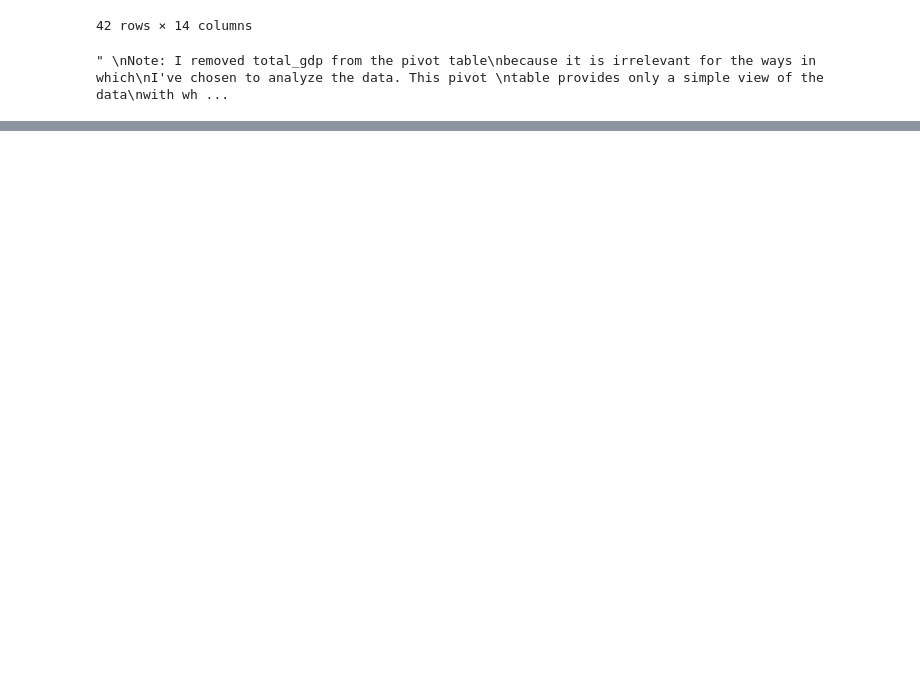
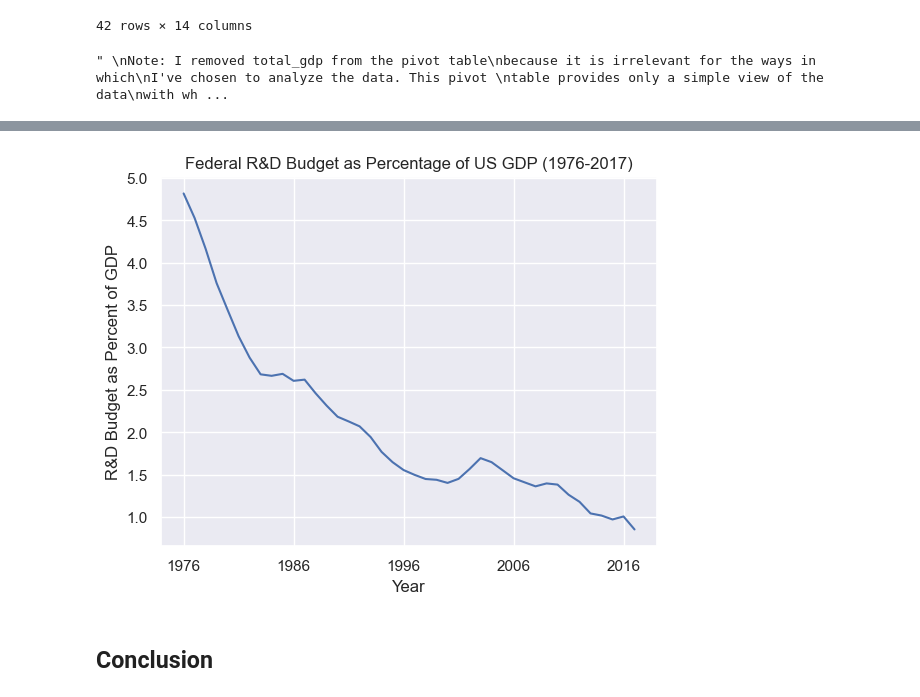
Before and after one commit to cozette-brown/BROWN-Data-Science-Portfolio, a Jupyter notebook: TidyData-Project/federal_r&d_data_cleaning_and_visualization.ipynb, the cells around one changed output, grey strips where cells are left out. Drawn from its saved outputs; the diff is of its cells as text; code cells hidden in the pictures; blank space fills up the shorter version.

```diff
--- a/TidyData-Project/federal_r&d_data_cleaning_and_visualization.ipynb
+++ b/TidyData-Project/federal_r&d_data_cleaning_and_visualization.ipynb
@@ -253,0 +315,25 @@ Text(0.5, 1.0, 'R&D Budget per US Department')
+# %%
+# --------------------------
+# SUMMING UP THE R&D BUDGETS
+# --------------------------
+
+# Getting the total amount budgeted toward R&D per year
+df_budget_sums = df_fed.groupby("year").agg({"rd_budget": "sum", "total_gdp": "mean"}).reset_index()
+
+# Calculating the total budget as a percentage of total GDP
+df_budget_sums["rd_of_gdp"] = (df_budget_sums["rd_budget"] / df_budget_sums["total_gdp"]) * 100
+
+plt.plot(df_budget_sums["year"], df_budget_sums["rd_of_gdp"])
+
+plt.xticks(df_budget_sums["year"][::10])
+
+
+plt.xlabel("Year")
+plt.ylabel("R&D Budget as Percent of GDP")
+plt.title("Federal R&D Budget as Percentage of US GDP (1976-2017)")
+
+plt.show()
+# %% [output]
+[figure, added]
+# %% [markdown]
+## Conclusion
```
Also changed, not shown: parts of 24 cells of this notebook.
